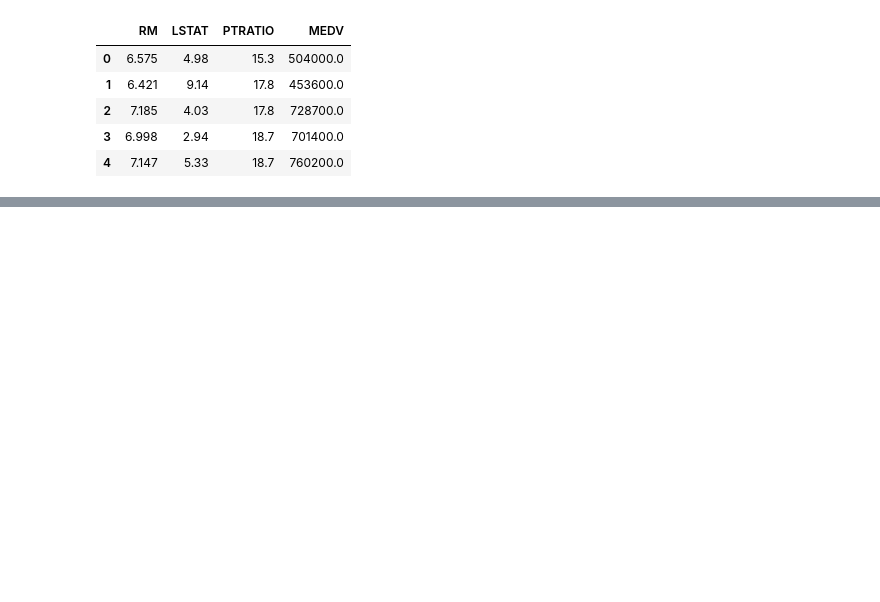
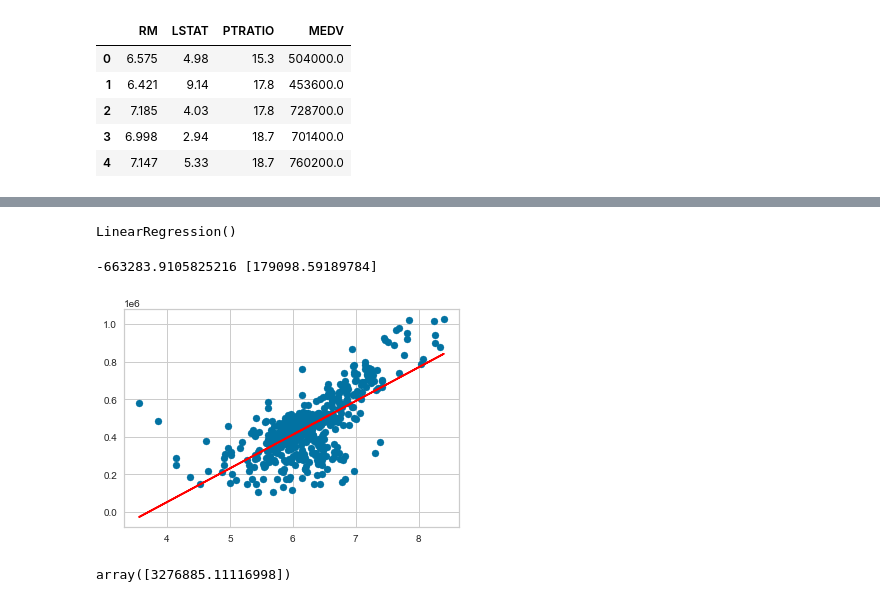
Before and after one commit to marlevek/Boston_housing_linear_regression, a Jupyter notebook: modelo-de-regressao-linear.ipynb, the cells around one changed output, grey strips where cells are left out. Saved outputs shown, nothing was run; the diff lists cells and outputs as text; code cells hidden in the pictures; blank space fills up the shorter version.

```diff
--- a/modelo-de-regressao-linear.ipynb
+++ b/modelo-de-regressao-linear.ipynb
@@ -19,0 +81,5 @@ houses.head()
+# %%
+# Definindo as variáveis X e y
+X = houses.iloc[:, 0].values
+y = houses.iloc[:, 3].values
+X
@@ -19,0 +104,25 @@ houses.head()
+# %%
+# Precisamos formatar uma matriz com uma coluna a mais
+X = X.reshape(-1, 1)
+# %%
+# Ajustar um modelo linear
+modelo = LinearRegression()
+modelo.fit(X, y)
+# %% [output]
+LinearRegression()
+# %%
+# Visualizando os coeficientes
+print(modelo.intercept_, modelo.coef_)
+# %% [output]
+-663283.9105825216 [179098.59189784]
+# %%
+# Gerando o gráfico com pontos reais e a previsão
+plt.scatter(X, y)
+plt.plot(X, modelo.predict(X), color='red');
+# %% [output]
+[figure, added]
+# %%
+# Prevendo valor
+modelo.predict([[22]])
+# %% [output]
+array([3276885.11116998])
```
Also changed, not shown: parts of 12 cells of this notebook.
